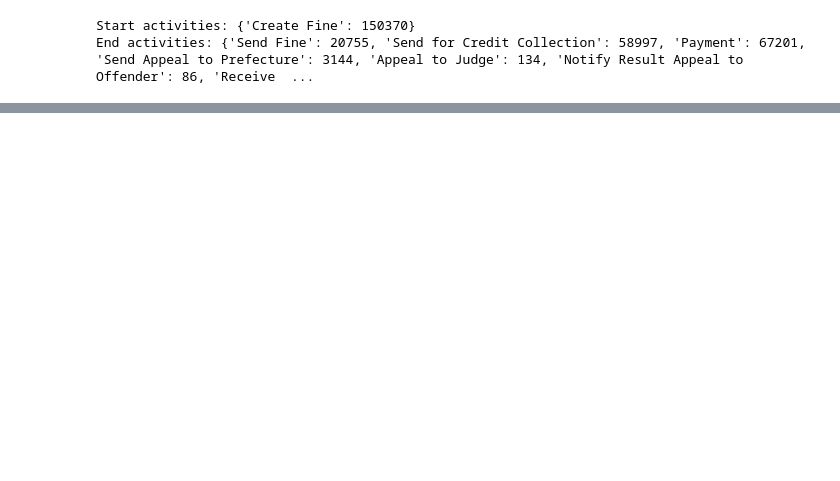
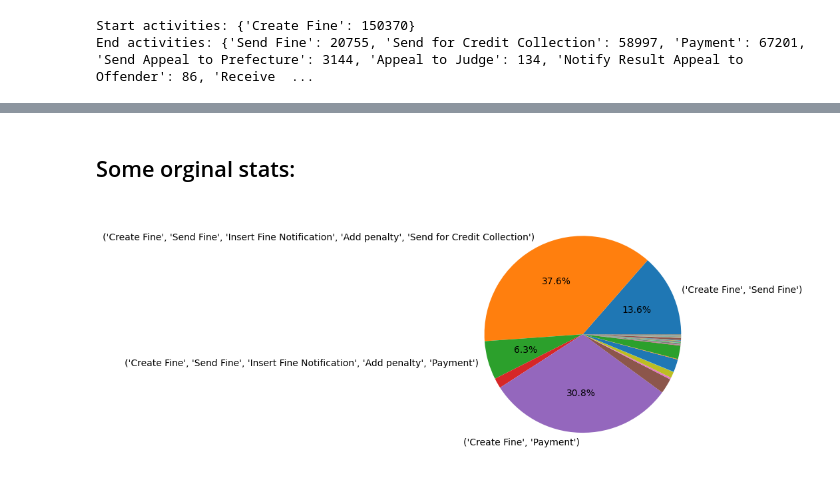
Before and after one commit to roccobalocco/AvodingTrafficFines, a Jupyter notebook: Notebooks/data_processing.ipynb, the cells around one changed output, grey strips where cells are left out. Saved outputs shown, nothing was run; the diff lists cells and outputs as text; code cells hidden in the pictures; blank space fills up the shorter version.

Commit message:
Start of the filtering (plus some base stats before filtering)

```diff
--- a/Notebooks/data_processing.ipynb
+++ b/Notebooks/data_processing.ipynb
@@ -37,0 +65,19 @@ plt.show()
+# %% [markdown]
+## Some orginal stats:
+# %%
+# Original event log stats:
+original_variants = pm4py.get_variants(original_event_log)
+
+# Convert the variants dictionary to a pandas Series\
+fig, ax = plt.subplots()
+wedges, texts, autotexts = ax.pie(original_variants.values(), labels=original_variants.keys(), autopct='%1.1f%%')
+
+threshold = 5
+for label, pct_label in zip(texts, autotexts):
+    pct_value = pct_label.get_text().rstrip('%')
+    if float(pct_value) < threshold:
+        label.set_text('')
+        pct_label.set_text('')
+plt.show()
+# %% [output]
+[figure, added]
```
Also changed, not shown: parts of 7 cells of this notebook, 15 other files.
